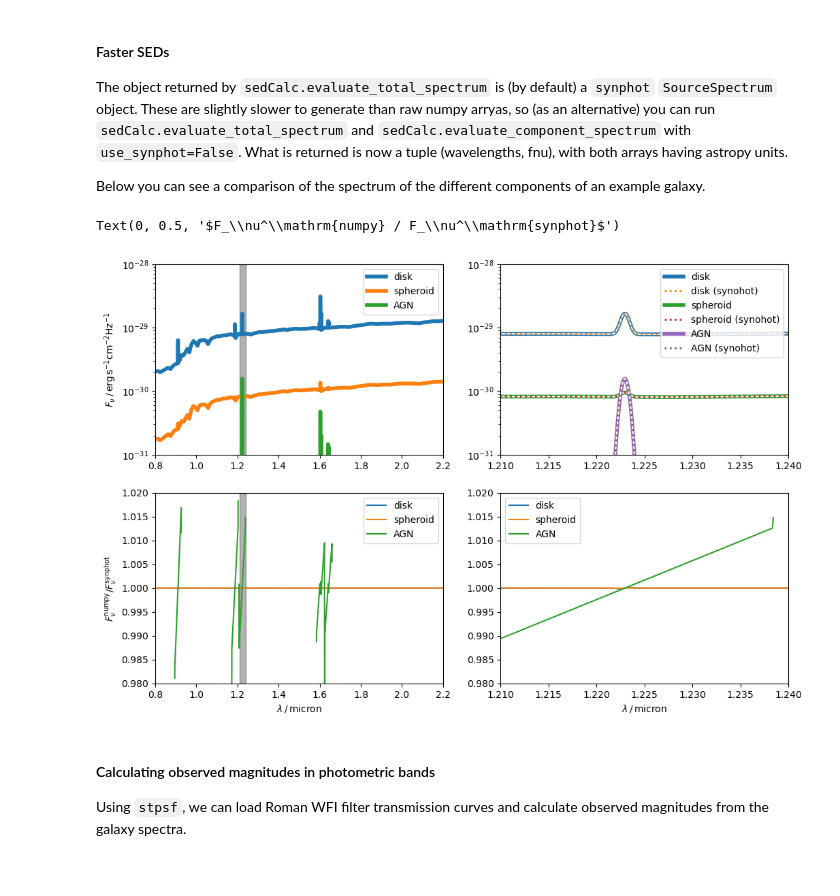
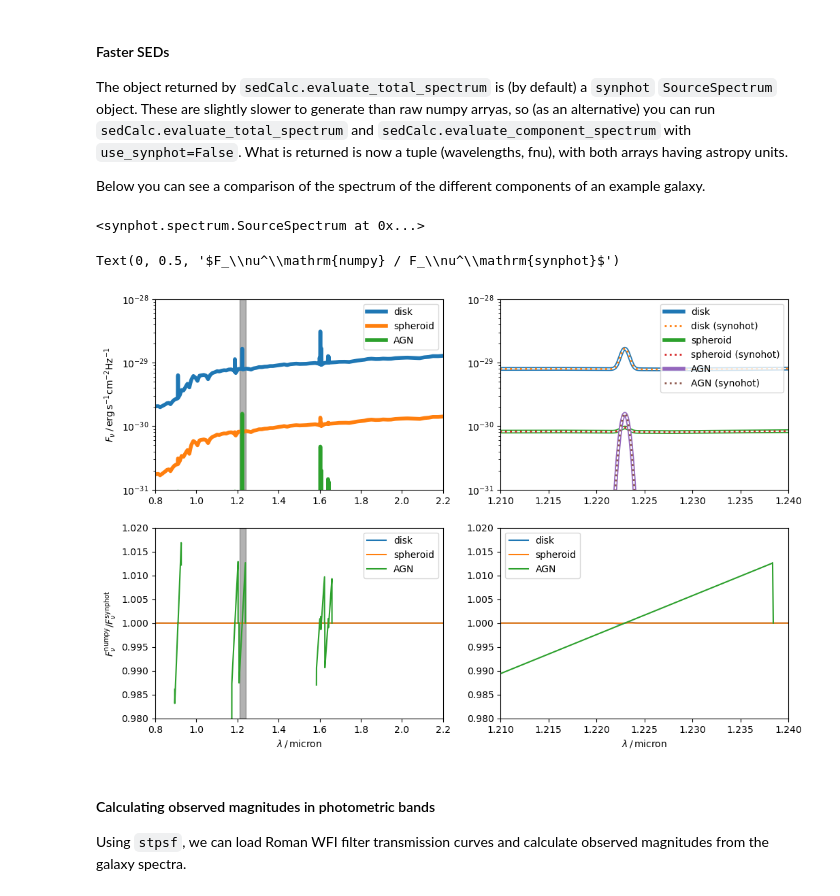
Before and after one commit to roman-grs-pit/galacticus_sed_calculator, a Jupyter notebook: examples/exampleUsage.ipynb, the cells around one changed output. Saved outputs shown, nothing was run; the diff lists cells and outputs as text; code cells hidden in the pictures.

```diff
--- a/examples/exampleUsage.ipynb
+++ b/examples/exampleUsage.ipynb
@@ -13,7 +13,7 @@ import h5py
 First we generate an `SEDCalculator`, this needs to know the cosmology we want to adopt (to calculate luminosity distances from redshifts), as well as the location of a file generated by Galacticus that contains the mapping between a unit of star formation at a particular age and metallicity and the resulting SED. Galacticus here was run on the [UNIT](http://www.unitsims.org) simulations, so we adopt the same cosmology.
 # %%
 unit = FlatLambdaCDM(H0=67.74, Om0=0.3089)
-sedTemplateFilename="./data/nodePropertyExtractorSED_Nt50_NZ11_ageMinimum0.001.hdf5"
+sedTemplateFilename="../data/nodePropertyExtractorSED_Nt50_NZ11_ageMinimum0.001.hdf5"
 sedCalc = sed.SEDCalculator(sedTemplateFilename, cosmology=unit)
 # %% [markdown]
 The SED template files generated by Galacticus depend on a number of Galacticus parameters that control the binning (both in age and metallicity) of the star formation history. Below we build an alternative SED calculator from a Galacticus run that used a different SFH binning scheme. The `SEDCalculator` should raise an error if one uses incompatible SED templates and saved SFHs (shown later).
@@ -24,7 +24,7 @@ sedCalcAlternative = sed.SEDCalculator(sedTemplateFilename, cosmology=unit)
 If we want to use this calculator to generate spectra for a particular galaxy then we need to specify the filename (of a Galactcicus hdf5 file) and the index of the galaxy within that file.
 # %%
 galIndex = 0
-fname = "data/romanUNIT.hdf5" # galacticus output file
+fname = "../data/romanUNIT.hdf5" # galacticus output file
 # %% [markdown]
 We also should specify the observed wavelength range over which we would like to evaluate the spectrum. Note that our final spectrum will not necessarily use this exact wavelength array, because [`synphot`](https://synphot.readthedocs.io/en/stable/index.html#) is used to add in the emission lines, and this uses an adaptive resolution to capture narrow emission lines.
 # %%
@@ -172,42 +174,46 @@ ax.set_ylim(ymin=0)
 The object returned by `sedCalc.evaluate_total_spectrum` is (by default) a `synphot` `SourceSpectrum` object. These are slightly slower to generate than raw numpy arryas, so (as an alternative) you can run `sedCalc.evaluate_total_spectrum` and `sedCalc.evaluate_component_spectrum` with `use_synphot=False`. What is returned is now a tuple (wavelengths, fnu), with both arrays having astropy units.
 
 Below you can see a comparison of the spectrum of the different components of an example galaxy.
+# %%
+sedCalc.evaluate_component_spectrum(fname, galIndex, component=component, obs_wavelengths=plotWavelengths, use_synphot=False)
+# %% [output]
+<synphot.spectrum.SourceSpectrum at 0x...>
 # %%
 fig, axs = plt.subplots(nrows=2,ncols=2, figsize=(12, 8))
 
 plotWavelengths = np.linspace(0.8,2.2,int(2e4))*u.micron
 xlimZoom = [1.21, 1.24]
 
 for component in ['disk', 'spheroid', 'AGN']:
     # use synphot
     component_flux = sedCalc.evaluate_component_spectrum(fname, galIndex, component=component, obs_wavelengths=plotWavelengths)
     # no synphot
-    wav, fnu = sedCalc.evaluate_component_spectrum(fname, galIndex, component=component, obs_wavelengths=plotWavelengths, use_synphot=False)
+    component_flux_noSynphot = sedCalc.evaluate_component_spectrum(fname, galIndex, component=component, obs_wavelengths=plotWavelengths, use_synphot=False)
     for ax in axs[0]:
         ax.plot(plotWavelengths, component_flux(plotWavelengths, flux_unit='FNU'), lw=4, label=component)
     #ax.plot(wav.to_value('micron'), fnu.to_value('erg / (s cm^2 Hz)'), ls='--', lw=2)
     for ax in axs[1]:
-        ax.plot(plotWavelengths, fnu.to_value('erg / (s cm^2 Hz)')/component_flux(plotWavelengths, flux_unit='FNU'), label=component)
-    axs[0,1].plot(wav.to_value('micron'), fnu.to_value('erg / (s cm^2 Hz)'), ls='-', lw=1.5, c='w')
-    axs[0,1].plot(wav.to_value('micron'), fnu.to_value('erg / (s cm^2 Hz)'), ls=':', lw=2, label=f"{component} (synohot)")
+        ax.plot(plotWavelengths, component_flux_noSynphot(plotWavelengths, flux_unit='FNU')/component_flux(plotWavelengths, flux_unit='FNU'), label=component)
+    axs[0,1].plot(plotWavelengths, component_flux_noSynphot(plotWavelengths, flux_unit='FNU'), ls='-', lw=1.5, c='w')
+    axs[0,1].plot(plotWavelengths, component_flux_noSynphot(plotWavelengths, flux_unit='FNU'), ls=':', lw=2, label=f"{component} (synohot)")
 axs[0,0].set_ylabel(r'$F_\nu \, / \, \mathrm{erg \, s^{-1} cm^{-2} Hz^{-1}}$')
 for ax in axs[:,0]:
     ax.legend()
     ax.set_xlim(0.8,2.2)
     ax.axvspan(*xlimZoom, color='k', alpha=0.3)
 for ax in axs[:,1]:
     ax.legend()
     ax.set_xlim(1.21,1.24)
 for ax in axs[1]:
     ax.set_xlabel(r'$\lambda \, / \,$micron')
     ax.set_ylim(0.98,1.02)
 for ax in axs[0]:
     ax.set_yscale('log')
     ax.set_ylim(1e-31,1e-28)
 axs[1,0].set_ylabel(r'$F_\nu^\mathrm{numpy} / F_\nu^\mathrm{synphot}$')
 # %% [output]
 Text(0, 0.5, '$F_\\nu^\\mathrm{numpy} / F_\\nu^\\mathrm{synphot}$')
-[figure, old version]
+[figure, new version]
 # %% [markdown]
 #### Calculating observed magnitudes in photometric bands
 
```
Also changed, not shown: parts of 4 cells of this notebook.
